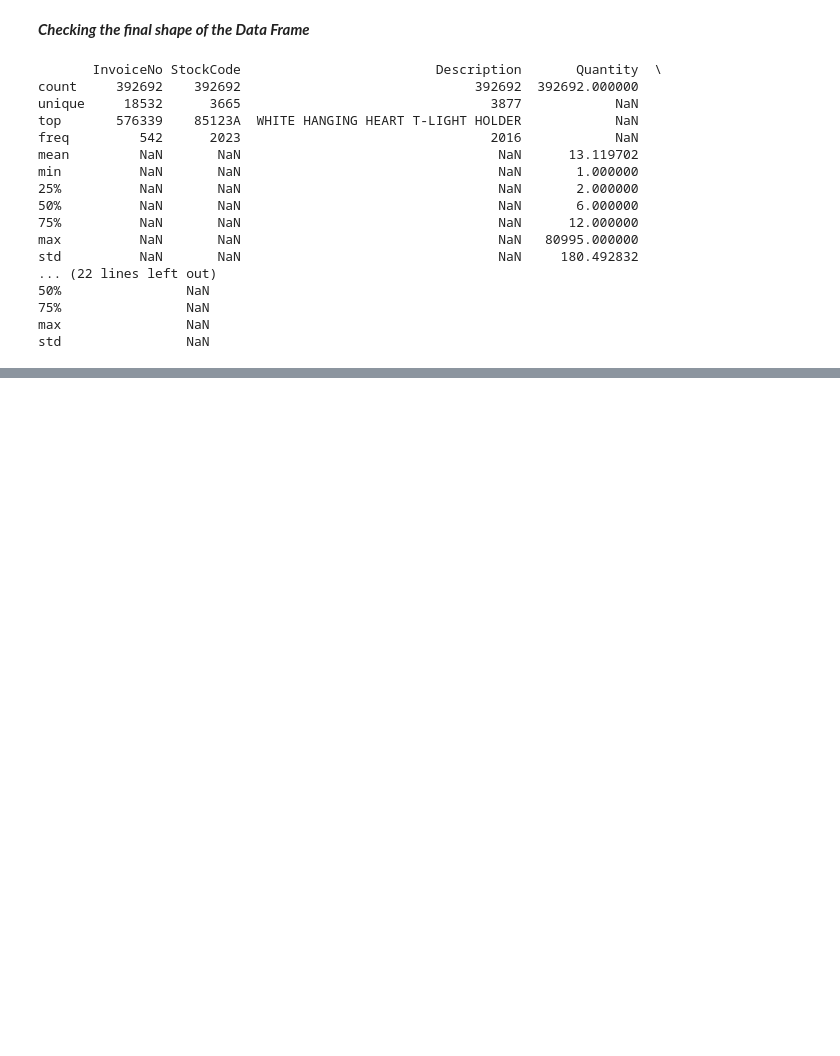
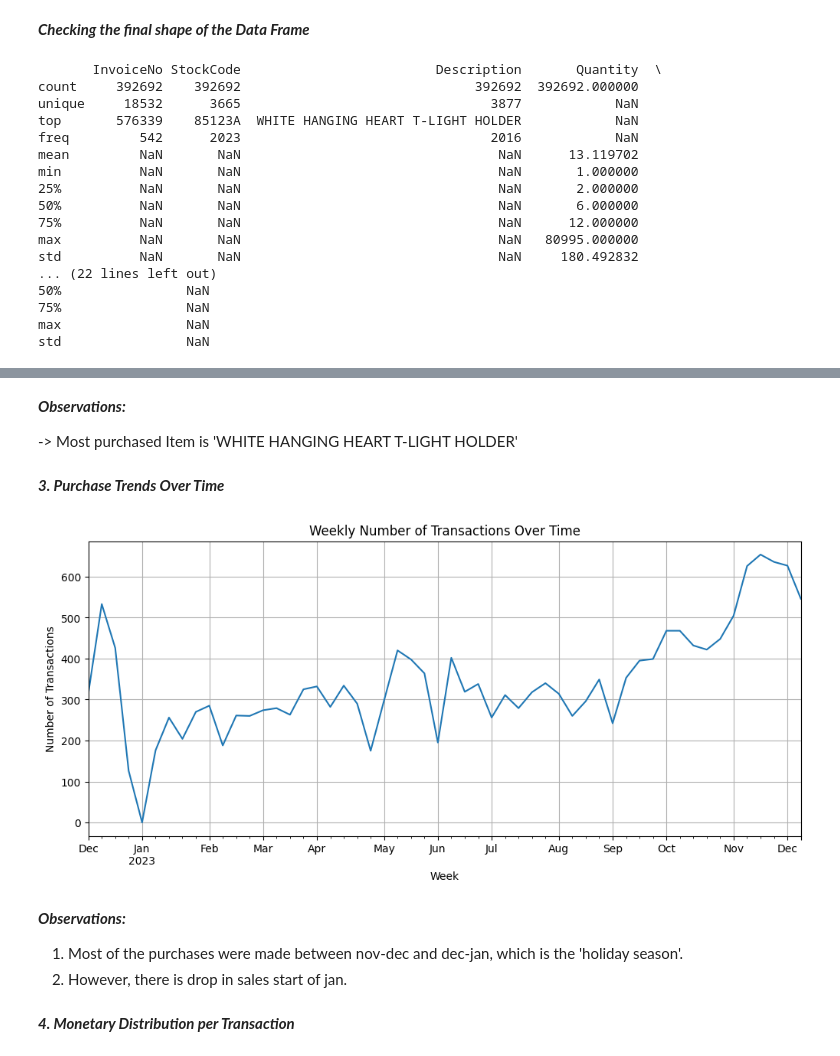
Before and after one commit to Shubhampandey1git/-Shopper-Spectrum-Customer-Segmentation-and-Product-Recommendations-in-E-Commerce, a Jupyter notebook: test.ipynb, the cells around one changed output, grey strips where cells are left out. Cells and saved outputs as stored; diff of their text form; code cells hidden in the pictures; blank space fills up the shorter version.

```diff
--- a/test.ipynb
+++ b/test.ipynb
@@ -112,0 +161,21 @@ std                NaN
+# %% [markdown]
+***Observations:***
+
+-> Most purchased Item is 'WHITE HANGING HEART T-LIGHT HOLDER'
+# %% [markdown]
+***3. Purchase Trends Over Time***
+# %%
+df_clean.set_index('InvoiceDate')['InvoiceNo'].resample('W').nunique().plot(figsize=(12,5))
+plt.title('Weekly Number of Transactions Over Time')
+plt.xlabel('Week')
+plt.ylabel('Number of Transactions')
+plt.grid()
+plt.show()
+# %% [output]
+[figure, added]
+# %% [markdown]
+***Observations:***
+1. Most of the purchases were made between nov-dec and dec-jan, which is the 'holiday season'.
+2. However, there is drop in sales start of jan.
+# %% [markdown]
+***4. Monetary Distribution per Transaction***
```
Also changed, not shown: parts of 58 cells of this notebook, 8 other files.
